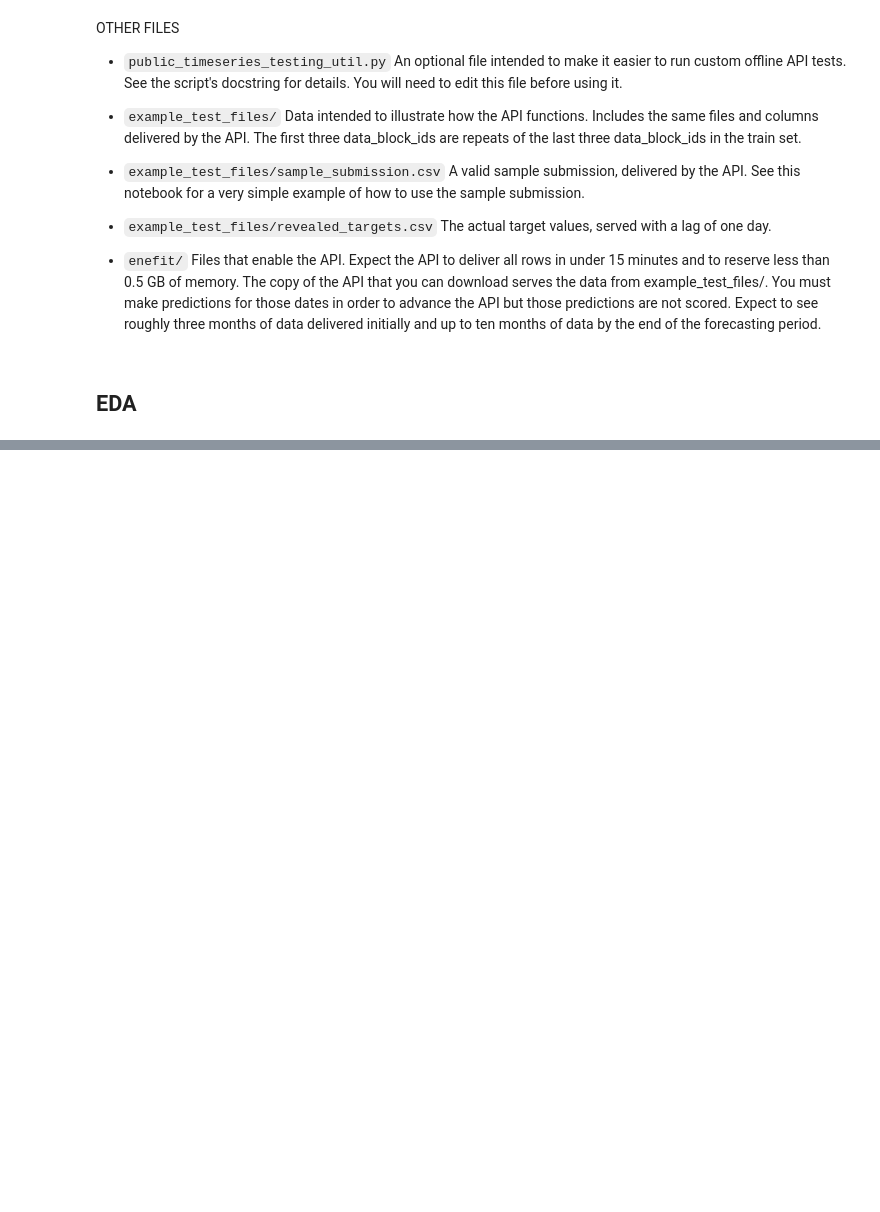
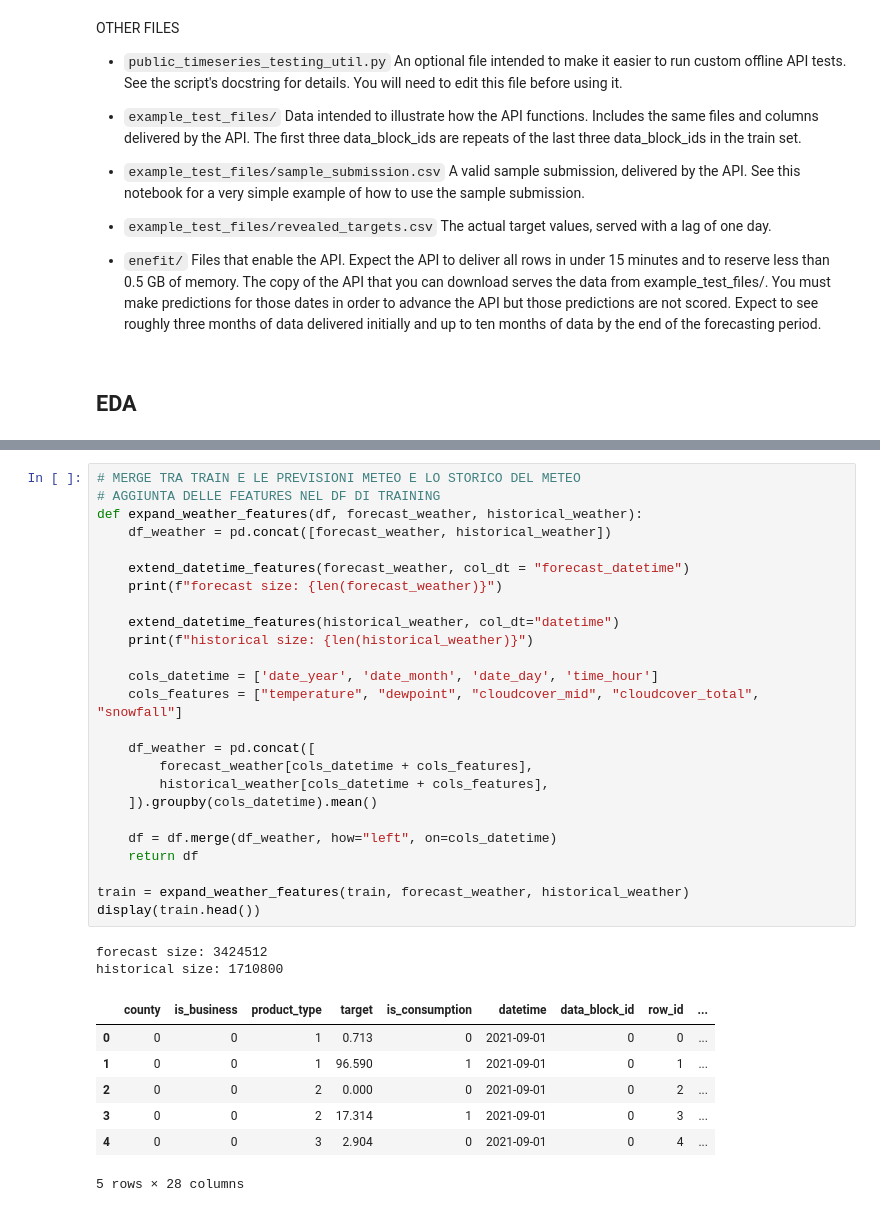
Before and after one commit to GiacomoPracucci/prosumer-energy-prediction, a Jupyter notebook: src/main.ipynb, the cells around one changed output, grey strips where cells are left out. Drawn from its saved outputs; the diff is of its cells as text; blank space fills up the shorter version.

```diff
--- a/src/main.ipynb
+++ b/src/main.ipynb
@@ -327,0 +371,35 @@ Duplicated first 5 Rows:
+# %%
+# MERGE TRA TRAIN E LE PREVISIONI METEO E LO STORICO DEL METEO
+# AGGIUNTA DELLE FEATURES NEL DF DI TRAINING
+def expand_weather_features(df, forecast_weather, historical_weather):
+    df_weather = pd.concat([forecast_weather, historical_weather])
+
+    extend_datetime_features(forecast_weather, col_dt = "forecast_datetime")
+    print(f"forecast size: {len(forecast_weather)}")
+
+    extend_datetime_features(historical_weather, col_dt="datetime")
+    print(f"historical size: {len(historical_weather)}")
+
+    cols_datetime = ['date_year', 'date_month', 'date_day', 'time_hour']
+    cols_features = ["temperature", "dewpoint", "cloudcover_mid", "cloudcover_total", "snowfall"]
+
+    df_weather = pd.concat([
+        forecast_weather[cols_datetime + cols_features],
+        historical_weather[cols_datetime + cols_features],
+    ]).groupby(cols_datetime).mean()
+
+    df = df.merge(df_weather, how="left", on=cols_datetime)
+    return df
+
+train = expand_weather_features(train, forecast_weather, historical_weather)
+display(train.head())
+# %% [output]
+forecast size: 3424512
+historical size: 1710800
+|  | county | is_business | product_type | target | is_consumption | datetime | data_block_id | row_id | ... |
+| 0 | 0 | 0 | 1 | 0.713 | 0 | 2021-09-01 | 0 | 0 | ... |
+| 1 | 0 | 0 | 1 | 96.590 | 1 | 2021-09-01 | 0 | 1 | ... |
+| 2 | 0 | 0 | 2 | 0.000 | 0 | 2021-09-01 | 0 | 2 | ... |
+| 3 | 0 | 0 | 2 | 17.314 | 1 | 2021-09-01 | 0 | 3 | ... |
+| 4 | 0 | 0 | 3 | 2.904 | 0 | 2021-09-01 | 0 | 4 | ... |
+5 rows × 28 columns
```
Also changed, not shown: parts of 20 cells of this notebook.
